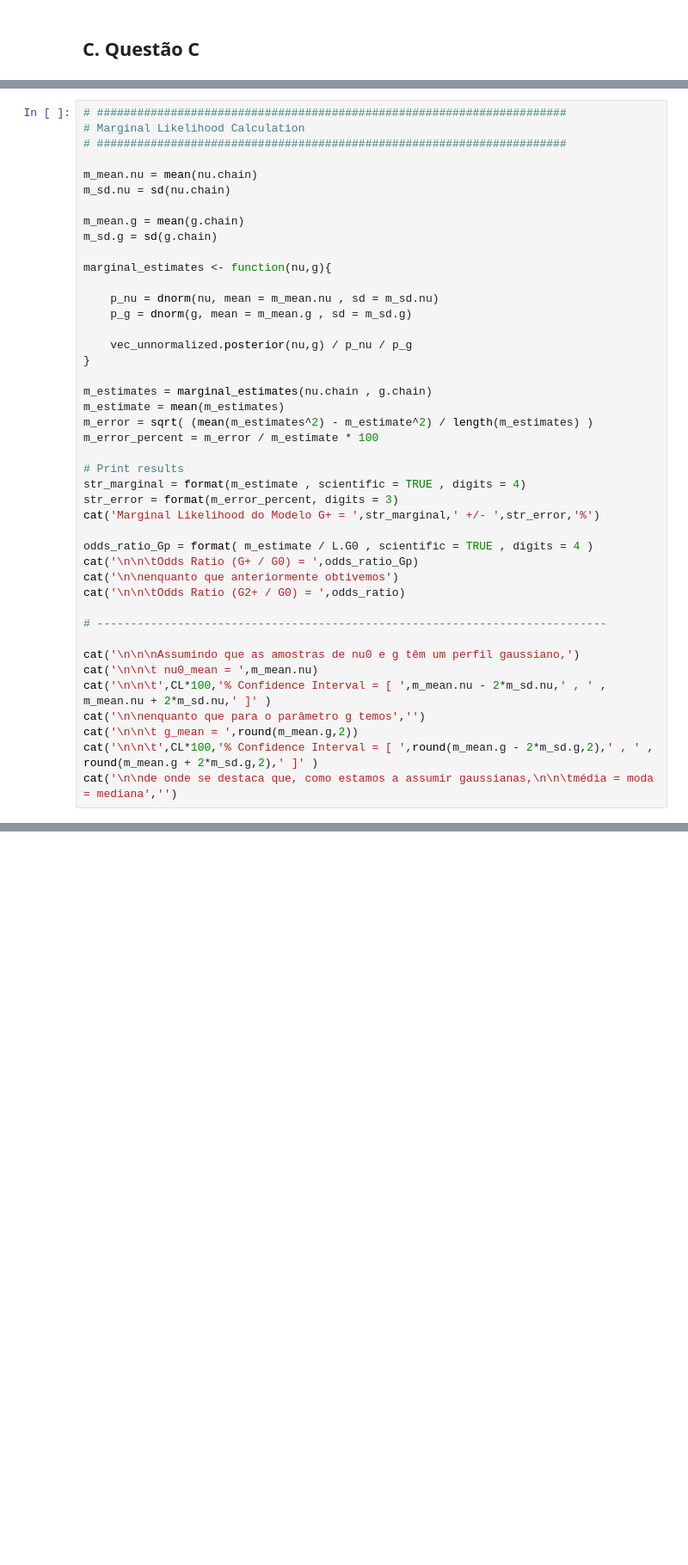
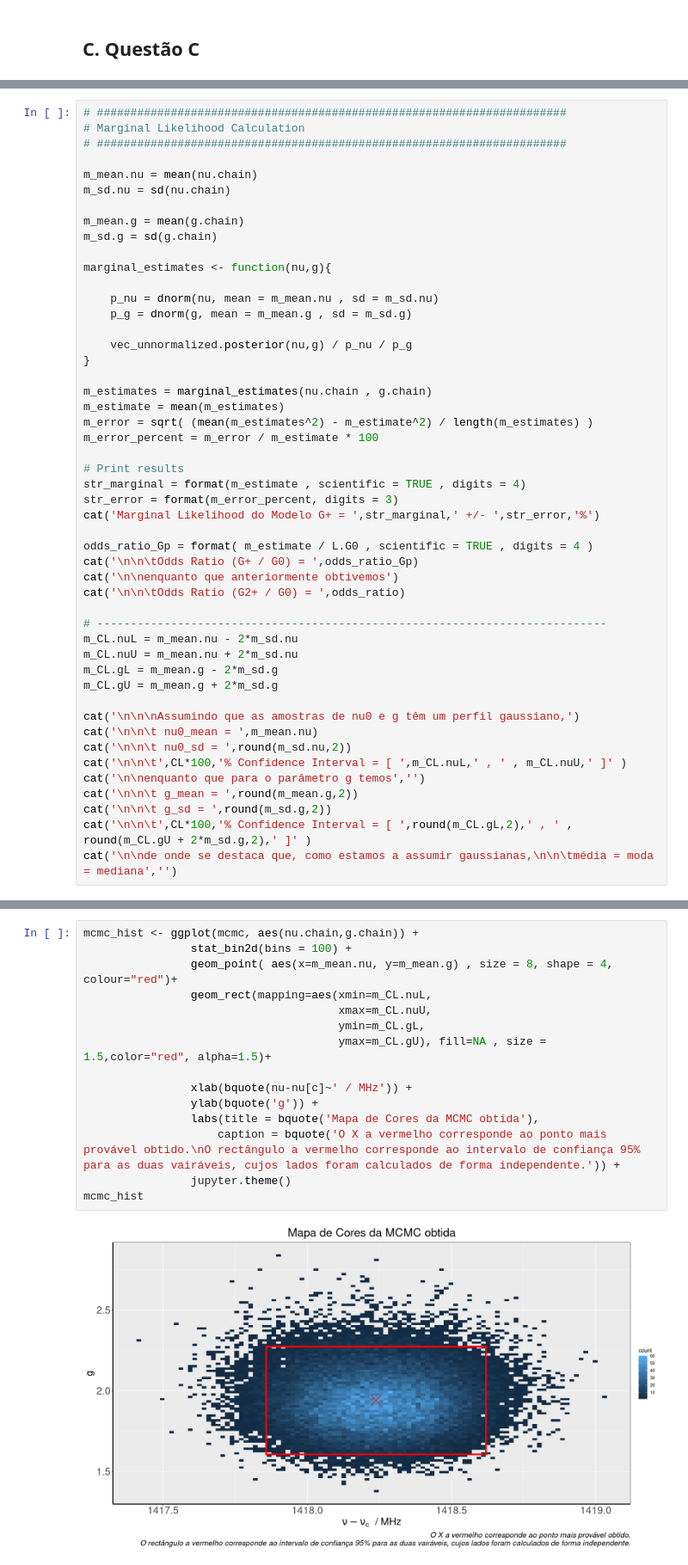
Before and after one commit to cesarium/da-bayesian-star, a Jupyter notebook: notebook.ipynb, the cells around one changed output, grey strips where cells are left out. Shown at 86% size. Saved outputs shown, nothing was run; the diff lists cells and outputs as text; blank space fills up the shorter version.

```diff
--- a/notebook.ipynb
+++ b/notebook.ipynb
@@ -1388,12 +1372,18 @@ cat('\n\nenquanto que anteriormente obtivemos')
 cat('\n\n\tOdds Ratio (G2+ / G0) = ',odds_ratio)
 
 # ----------------------------------------------------------------------------
+m_CL.nuL = m_mean.nu - 2*m_sd.nu
+m_CL.nuU = m_mean.nu + 2*m_sd.nu
+m_CL.gL = m_mean.g - 2*m_sd.g
+m_CL.gU = m_mean.g + 2*m_sd.g
 
 cat('\n\n\nAssumindo que as amostras de nu0 e g têm um perfil gaussiano,')
 cat('\n\n\t nu0_mean = ',m_mean.nu)
-cat('\n\n\t',CL*100,'% Confidence Interval = [ ',m_mean.nu - 2*m_sd.nu,' , ' , m_mean.nu + 2*m_sd.nu,' ]' )
+cat('\n\n\t nu0_sd = ',round(m_sd.nu,2))
+cat('\n\n\t',CL*100,'% Confidence Interval = [ ',m_CL.nuL,' , ' , m_CL.nuU,' ]' )
 cat('\n\nenquanto que para o parâmetro g temos','')
 cat('\n\n\t g_mean = ',round(m_mean.g,2))
-cat('\n\n\t',CL*100,'% Confidence Interval = [ ',round(m_mean.g - 2*m_sd.g,2),' , ' , round(m_mean.g + 2*m_sd.g,2),' ]' )
+cat('\n\n\t g_sd = ',round(m_sd.g,2))
+cat('\n\n\t',CL*100,'% Confidence Interval = [ ',round(m_CL.gL,2),' , ' , round(m_CL.gU + 2*m_sd.g,2),' ]' )
 cat('\n\nde onde se destaca que, como estamos a assumir gaussianas,\n\n\tmédia = moda = mediana','')
 # %% [output]
@@ -1482,0 +1511,17 @@ Warning message in install.packages("devtools"):
+# %%
+mcmc_hist <- ggplot(mcmc, aes(nu.chain,g.chain)) +
+                stat_bin2d(bins = 100) +
+                geom_point( aes(x=m_mean.nu, y=m_mean.g) , size = 8, shape = 4, colour="red")+
+                geom_rect(mapping=aes(xmin=m_CL.nuL,
+                                      xmax=m_CL.nuU,
+                                      ymin=m_CL.gL,
+                                      ymax=m_CL.gU), fill=NA , size = 1.5,color="red", alpha=1.5)+
+
+                xlab(bquote(nu-nu[c]~' / MHz')) +
+                ylab(bquote('g')) +
+                labs(title = bquote('Mapa de Cores da MCMC obtida'),
+                    caption = bquote('O X a vermelho corresponde ao ponto mais provável obtido.\nO rectângulo a vermelho corresponde ao intervalo de confiança 95% para as duas vairáveis, cujos lados foram calculados de forma independente.')) +
+                jupyter.theme()
+mcmc_hist
+# %% [output]
+[figure, added]
```
Also changed, not shown: parts of 40 cells of this notebook, 1 other file.
